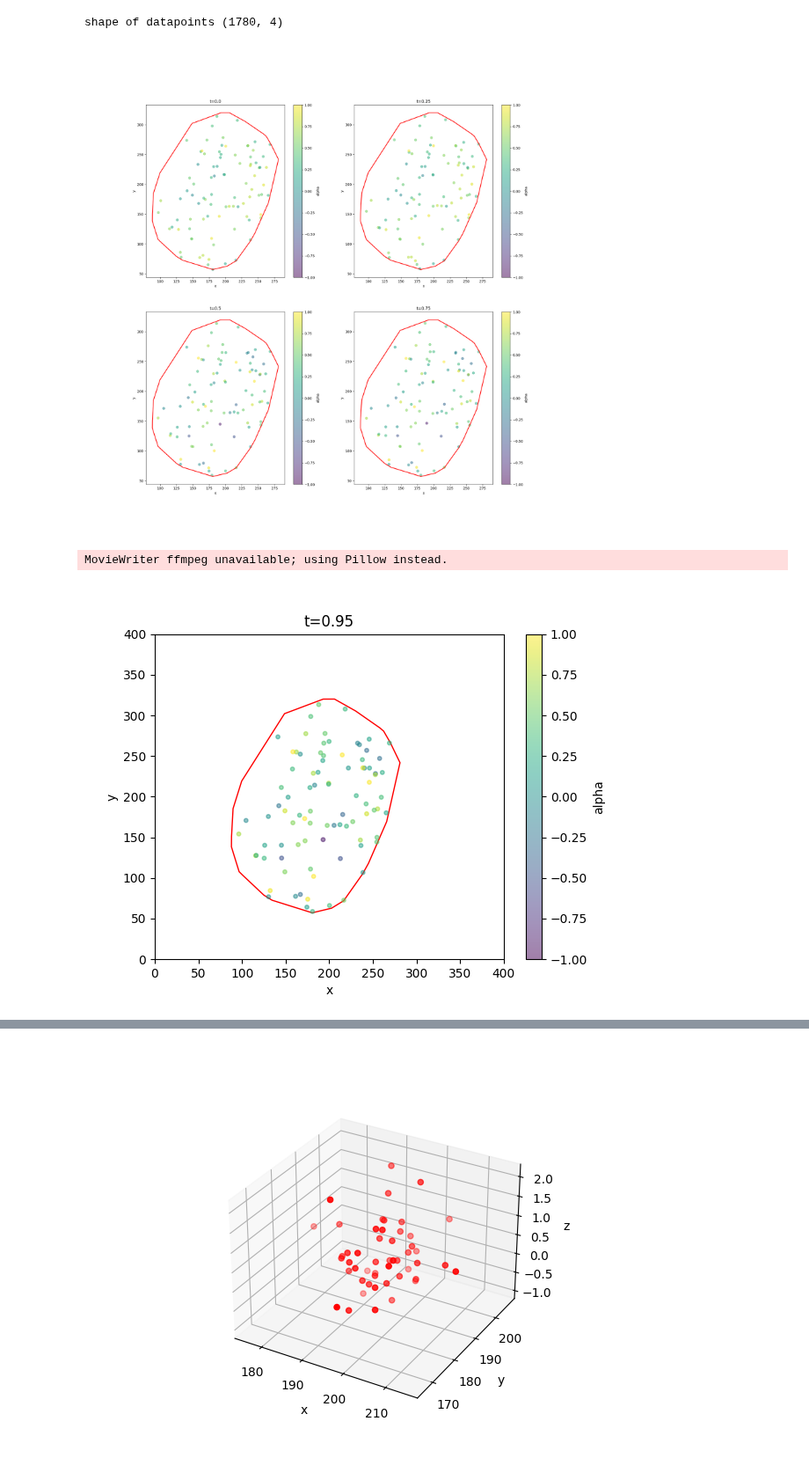
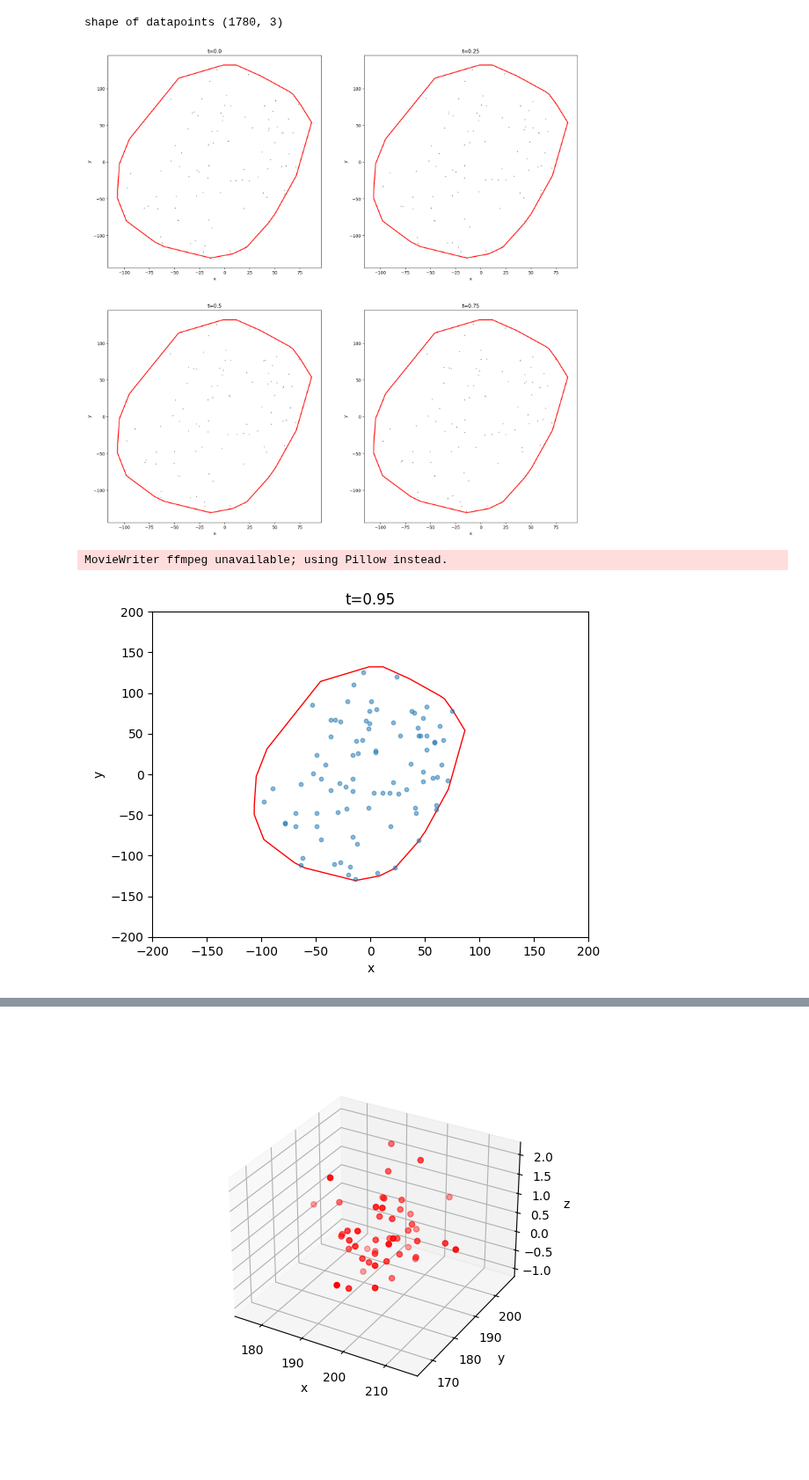
Before and after one commit to mkrishnapraneet/2D-Temporal-normalizing-flows, a Jupyter notebook: TNFwithRealNVP/test2.ipynb, the cells around one changed output, grey strips where cells are left out. Shown at 88% size. Saved outputs shown, nothing was run; the diff lists cells and outputs as text; code cells hidden in the pictures.

```diff
--- a/TNFwithRealNVP/test2.ipynb
+++ b/TNFwithRealNVP/test2.ipynb
@@ -27,13 +27,13 @@ distCov = np.array([        [42.8, 0., 0.],
                             [0., 63.2, 0.],
                             [0., 0., 0.37]    ])
 # %%
-def plot_data(samples, isColor=False, size=1.5, **kwargs):
+def plot_data(samples, isColor=False, **kwargs):
 
     if isColor:
         x = samples[:, 0]
         y = samples[:, 1]
         colors = samples[:, 2]
-        plt.scatter(x, y, c=colors, cmap=myCmap, alpha=0.5, s=size, norm=cmap_norm)
+        plt.scatter(x, y, c=colors, cmap=myCmap, alpha=0.5, s=5.5, norm=cmap_norm)
         plt.colorbar(label='alpha')
         plt.xlabel('x')
         plt.ylabel('y')
@@ -49,8 +49,10 @@ with open('hull_points.txt', 'r') as f:
     cell_coords = np.zeros((len(lines), 2))
     for i in range(len(lines)):
         line = lines[i].split('\t')
-        cell_coords[i,0] = float(line[0])
-        cell_coords[i,1] = float(line[1])
+        cell_coords[i,0] = float(line[0]) - 194.4821
+        cell_coords[i,1] = float(line[1]) - 187.9119
+        # cell_coords[i,0] = float(line[0])
+        # cell_coords[i,1] = float(line[1])
 
 # print(cell_coords)
 # close the polygon
@@ -58,20 +60,22 @@ cell_coords_closed = np.append(cell_coords, [cell_coords[0]], axis=0)
 
 cutoff = 20
 numchosen = 89
-datapoints = np.zeros((cutoff*numchosen,4))
+datapoints = np.zeros((cutoff*numchosen,3))
 # read from file the first, second, and fourth columns
 with open('new_traj_frame_wise.txt', 'r') as f:
     for i in range(cutoff*numchosen):
         line = f.readline()
         line = line.split('\t')
-        datapoints[i,0] = float(line[0])
-        datapoints[i,1] = float(line[1])
-        datapoints[i,2] = float(line[2])
-        datapoints[i,3] = float(line[3])
+        # datapoints[i,0] = float(line[0])
+        # datapoints[i,1] = float(line[1])
+        datapoints[i,0] = float(line[0]) - 194.4821
+        datapoints[i,1] = float(line[1]) - 187.9119
+        datapoints[i,2] = float(line[3])
+        # datapoints[i,3] = float(line[3])
 
 print('shape of datapoints', datapoints.shape)
 # %% [output]
-shape of datapoints (1780, 4)
+shape of datapoints (1780, 3)
 # %%
 # Resampling
 plt.figure(figsize=(20,20))
@@ -81,7 +85,7 @@ plt.subplot(2, 2, 1)
 # select the first entry in every cutoff entries
 curdata1 = datapoints[0:90, :]
 plt.plot(cell_coords_closed[:,0], cell_coords_closed[:,1], color='red', linestyle='-', linewidth=2)
-plot_data(curdata1, isColor=True, color="black", alpha=0.5, size=50)
+plot_data(curdata1, isColor=False, color="black", alpha=0.5)
 # plt.xlim((0,400))
 # plt.ylim((0,400))
 plt.title("t=0.0")
@@ -90,7 +94,7 @@ plt.subplot(2, 2, 2)
 # samples = model.sample(10000, t=0.25).data
 curdata2 = datapoints[5*89:6*89+1, :]
 plt.plot(cell_coords_closed[:,0], cell_coords_closed[:,1], color='red', linestyle='-', linewidth=2)
-plot_data(curdata2, isColor=True, color="black", alpha=0.5, size=50)
+plot_data(curdata2, isColor=False, color="black", alpha=0.5)
 # plt.grid()
 # plt.xlim((0,300))
 # plt.ylim((0,350))
@@ -100,48 +104,49 @@ plt.subplot(2, 2, 3)
 # samples = model.sample(10000, t=0.5).data
 curdata3 = datapoints[10*89:11*89+1, :]
 plt.plot(cell_coords_closed[:,0], cell_coords_closed[:,1], color='red', linestyle='-', linewidth=2)
-plot_data(curdata3, isColor=True, color="black", alpha=0.5, size=50)
+plot_data(curdata3, isColor=False, color="black", alpha=0.5)
 # plt.xlim((0,400))
 # plt.ylim((0,400))
 plt.title("t=0.5")
 
 plt.subplot(2, 2, 4)
 # samples = model.sample(10000, t=0.75).data
 curdata4 = datapoints[15*89:16*89+1, :]
 plt.plot(cell_coords_closed[:,0], cell_coords_closed[:,1], color='red', linestyle='-', linewidth=2)
-plot_data(curdata4, isColor=True, color="black", alpha=0.5, size=50)
+plot_data(curdata4, isColor=False, color="black", alpha=0.5)
 # plt.xlim((0,400))
 # plt.ylim((0,400))
 plt.title("t=0.75")
 plt.show()
 
 # show a gif of the distribution over time using FuncAnimation
 fig, ax = plt.subplots()
-ax.set_xlim((0, 400))
-ax.set_ylim((0, 400))
+ax.set_xlim((-200, 200))
+ax.set_ylim((-200, 200))
 polygon = plt.Polygon(cell_coords_closed, closed=True, fill=None, edgecolor='r')
 ax.add_patch(polygon)
-sc = plt.scatter([], [], s=10, c=[], cmap=myCmap, alpha=0.5, norm=cmap_norm)
-plt.colorbar(sc, label='alpha')
+# sc = plt.scatter([], [], s=10, c=[], cmap=myCmap, alpha=0.5, norm=cmap_norm)
+sc = plt.scatter([], [], s=10,alpha=0.5)
+# plt.colorbar(sc, label='alpha')
 plt.xlabel('x')
 plt.ylabel('y')
 
 def update(frame):
     # samples = model.sample(5000, t=frame).data
     samples = datapoints[int(frame*20*89):int((frame+0.05)*20*89), 0:3]
     # print(samples.shape)
     sc.set_offsets(samples)
-    sc.set_array(samples[:,2])
+    # sc.set_array(samples[:,2])
     # set title
     ax.set_title(f't={frame:.2f}')
     return sc,
 ani = FuncAnimation(fig, update, frames=np.linspace(0, 1, 21)[:-1], blit=True)
 ani.save('2D_org_data.gif', fps=3)
 # plt.show()
 # %% [output]
-[figure, old version]
+[figure, new version]
 MovieWriter ffmpeg unavailable; using Pillow instead.
-[figure, old version]
+[figure, new version]
 # %%
 # load the model
 model = torch.load('2Duni.pth')
```
Also changed, not shown: parts of 1 cell of this notebook, 7 other files.
